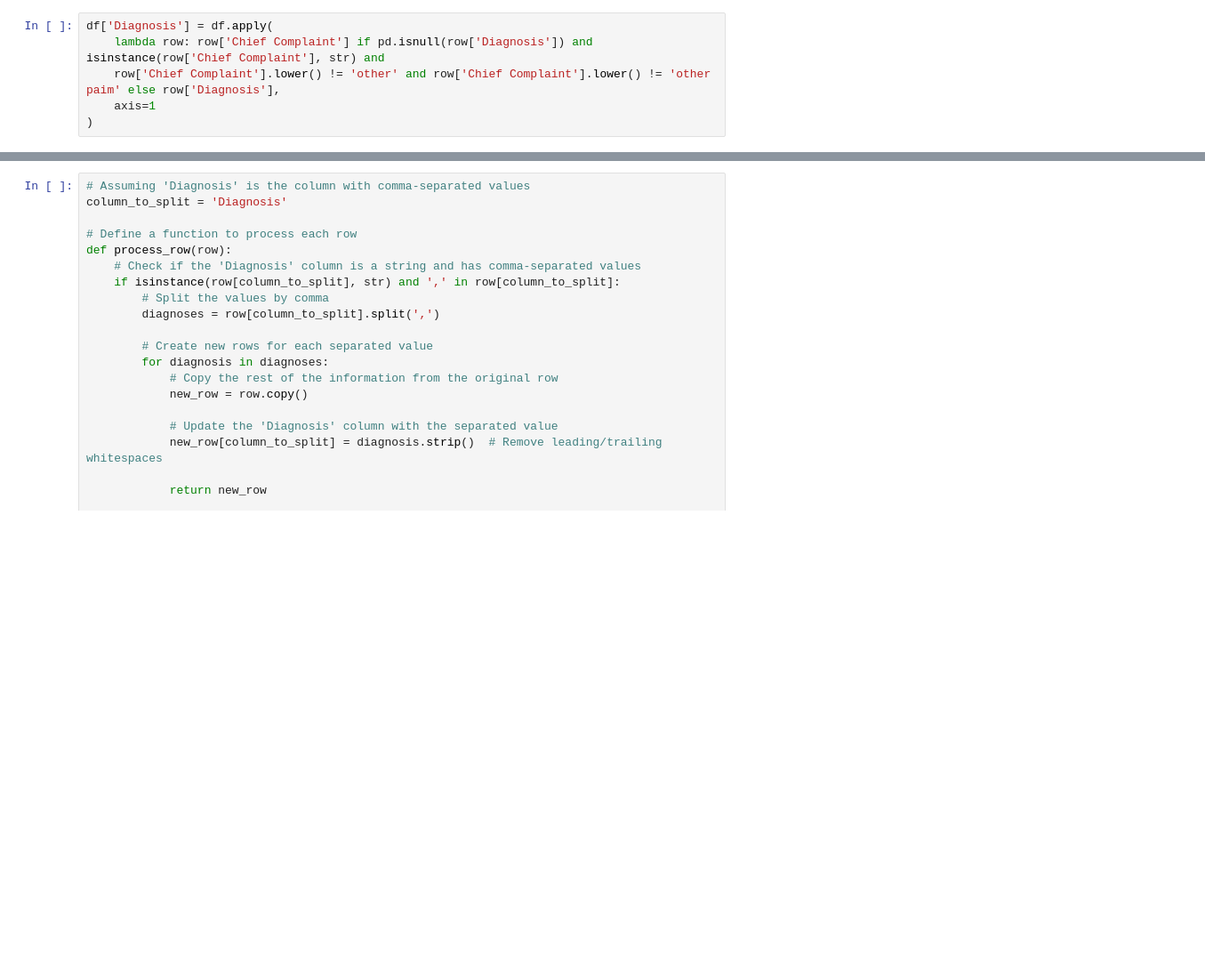
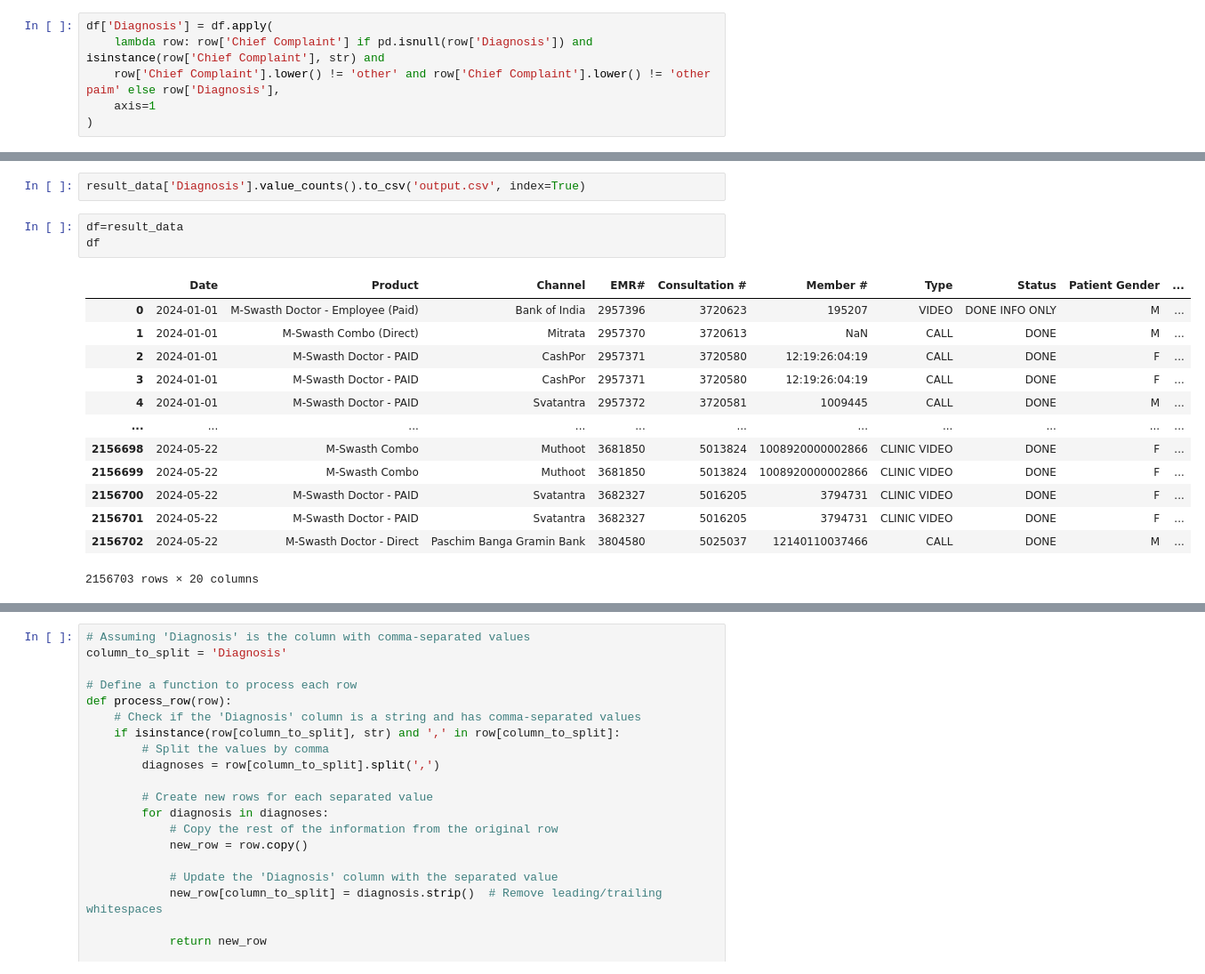
Before and after one commit to sidmehta04/Diagnosis1, a Jupyter notebook: sample.ipynb, the cells around one changed output, grey strips where cells are left out. Shown at 89% size. Saved outputs shown, nothing was run; the diff lists cells and outputs as text; blank space fills up the shorter version.

```diff
--- a/sample.ipynb
+++ b/sample.ipynb
@@ -55,0 +240,19 @@ df["Diagnosis"].dropna(inplace=True)
+# %%
+result_data['Diagnosis'].value_counts().to_csv('output.csv', index=True)
+# %%
+df=result_data
+df
+# %% [output]
+|  | Date | Product | Channel | EMR# | Consultation # | Member # | Type | Status | Patient Gender | ... |
+| 0 | 2024-01-01 | M-Swasth Doctor - Employee (Paid) | Bank of India | 2957396 | 3720623 | 195207 | VIDEO | DONE INFO ONLY | M | ... |
+| 1 | 2024-01-01 | M-Swasth Combo (Direct) | Mitrata | 2957370 | 3720613 | NaN | CALL | DONE | M | ... |
+| 2 | 2024-01-01 | M-Swasth Doctor - PAID | CashPor | 2957371 | 3720580 | 12:19:26:04:19 | CALL | DONE | F | ... |
+| 3 | 2024-01-01 | M-Swasth Doctor - PAID | CashPor | 2957371 | 3720580 | 12:19:26:04:19 | CALL | DONE | F | ... |
+| 4 | 2024-01-01 | M-Swasth Doctor - PAID | Svatantra | 2957372 | 3720581 | 1009445 | CALL | DONE | M | ... |
+| ... | ... | ... | ... | ... | ... | ... | ... | ... | ... | ... |
+| 2156698 | 2024-05-22 | M-Swasth Combo | Muthoot | 3681850 | 5013824 | 1008920000002866 | CLINIC VIDEO | DONE | F | ... |
+| 2156699 | 2024-05-22 | M-Swasth Combo | Muthoot | 3681850 | 5013824 | 1008920000002866 | CLINIC VIDEO | DONE | F | ... |
+| 2156700 | 2024-05-22 | M-Swasth Doctor - PAID | Svatantra | 3682327 | 5016205 | 3794731 | CLINIC VIDEO | DONE | F | ... |
+| 2156701 | 2024-05-22 | M-Swasth Doctor - PAID | Svatantra | 3682327 | 5016205 | 3794731 | CLINIC VIDEO | DONE | F | ... |
+| 2156702 | 2024-05-22 | M-Swasth Doctor - Direct | Paschim Banga Gramin Bank | 3804580 | 5025037 | 12140110037466 | CALL | DONE | M | ... |
+2156703 rows × 20 columns
```
Also changed, not shown: parts of 20 cells of this notebook, 3 other files.
